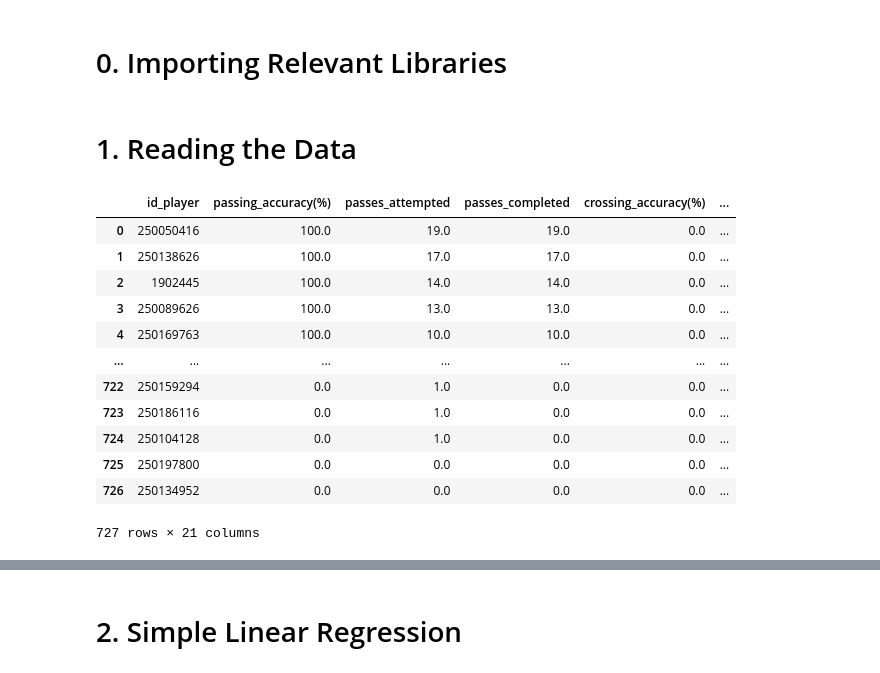
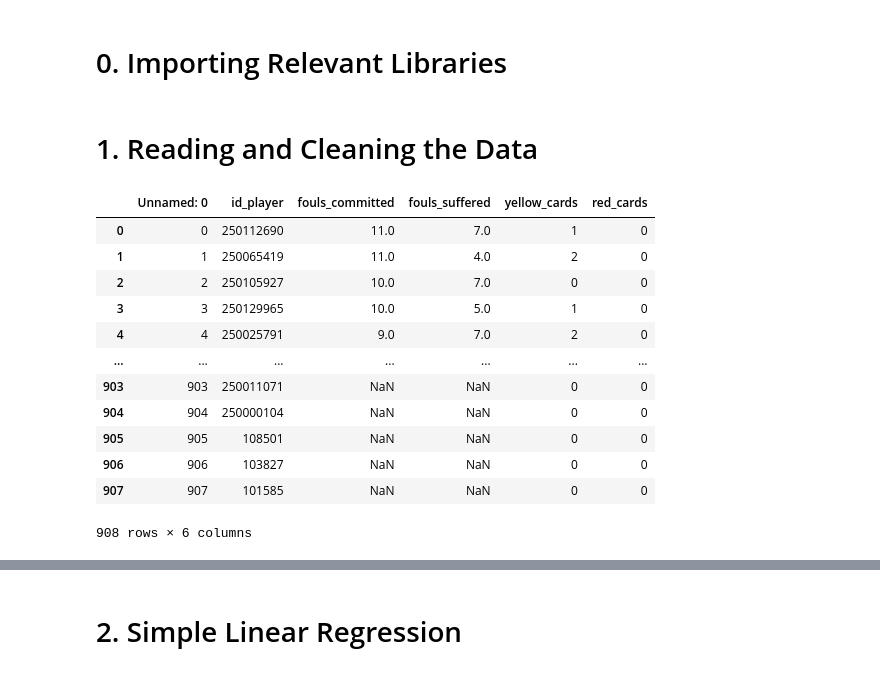
Before and after one commit to Wukelalks/Player-Performance-Model, a Jupyter notebook: Stefano_test/main.ipynb, the cells around one changed output, grey strips where cells are left out. Saved outputs shown, nothing was run; the diff lists cells and outputs as text; code cells hidden in the pictures.

```diff
--- a/Stefano_test/main.ipynb
+++ b/Stefano_test/main.ipynb
@@ -20,17 +26,33 @@ from functools import reduce
 # %% [markdown]
-# 1. Reading the Data
+# 1. Reading and Cleaning the Data
 # %%
 df_attacking = pd.read_csv("data/attacking_data.csv")
 df_attempts = pd.read_csv("data/attempts_data.csv")
 
 df_defending = pd.read_csv("data/defending_data.csv")
 df_disciplinary = pd.read_csv("data/disciplinary_data.csv")
 df_distribution = pd.read_csv("data/distribution_data.csv")
 
 df_goalkeeping = pd.read_csv("data/goalkeeping_data.csv")
 df_goals = pd.read_csv("data/goals_data.csv")
 
 df_key_stats = pd.read_csv("data/key_stats_data.csv")
 df_players = pd.read_csv("data/players_data.csv")
 
 df_teams = pd.read_csv("data/teams_data.csv")
+# df_goalkeeping
+df_disciplinary
+# %% [output]
+|  | Unnamed: 0 | id_player | fouls_committed | fouls_suffered | yellow_cards | red_cards |
+| 0 | 0 | 250112690 | 11.0 | 7.0 | 1 | 0 |
+| 1 | 1 | 250065419 | 11.0 | 4.0 | 2 | 0 |
+| 2 | 2 | 250105927 | 10.0 | 7.0 | 0 | 0 |
+| 3 | 3 | 250129965 | 10.0 | 5.0 | 1 | 0 |
+| 4 | 4 | 250025791 | 9.0 | 7.0 | 2 | 0 |
+| ... | ... | ... | ... | ... | ... | ... |
+| 903 | 903 | 250011071 | NaN | NaN | 0 | 0 |
+| 904 | 904 | 250000104 | NaN | NaN | 0 | 0 |
+| 905 | 905 | 108501 | NaN | NaN | 0 | 0 |
+| 906 | 906 | 103827 | NaN | NaN | 0 | 0 |
+| 907 | 907 | 101585 | NaN | NaN | 0 | 0 |
+908 rows × 6 columns
@@ -37,19 +75,6 @@ df_teams = pd.read_csv("data/teams_data.csv")
 # %%
-dfs = [df_distribution, df_attempts, df_goals]
+dfs = [df_defending, df_distribution, df_goalkeeping, df_disciplinary, df_players]
 
 df_merged = reduce(lambda left, right: pd.merge(left, right, on='id_player', how='left'), dfs)
-df_merged.dropna()
+df_merged_valuations = pd.merge(df_merged, df_all_valuations, left_on='player_name', right_on='Name', how='left')
+df_merged_valuations_goalkeeper = df_merged_valuations[df_merged_valuations["Position"] == "Goalkeeper"]
-# %% [output]
-|  | id_player | passing_accuracy(%) | passes_attempted | passes_completed | crossing_accuracy(%) | ... |
-| 0 | 250050416 | 100.0 | 19.0 | 19.0 | 0.0 | ... |
-| 1 | 250138626 | 100.0 | 17.0 | 17.0 | 0.0 | ... |
-| 2 | 1902445 | 100.0 | 14.0 | 14.0 | 0.0 | ... |
-| 3 | 250089626 | 100.0 | 13.0 | 13.0 | 0.0 | ... |
-| 4 | 250169763 | 100.0 | 10.0 | 10.0 | 0.0 | ... |
-| ... | ... | ... | ... | ... | ... | ... |
-| 722 | 250159294 | 0.0 | 1.0 | 0.0 | 0.0 | ... |
-| 723 | 250186116 | 0.0 | 1.0 | 0.0 | 0.0 | ... |
-| 724 | 250104128 | 0.0 | 1.0 | 0.0 | 0.0 | ... |
-| 725 | 250197800 | 0.0 | 0.0 | 0.0 | 0.0 | ... |
-| 726 | 250134952 | 0.0 | 0.0 | 0.0 | 0.0 | ... |
-727 rows × 21 columns
```
Also changed, not shown: parts of 14 cells of this notebook, 6 other files.
